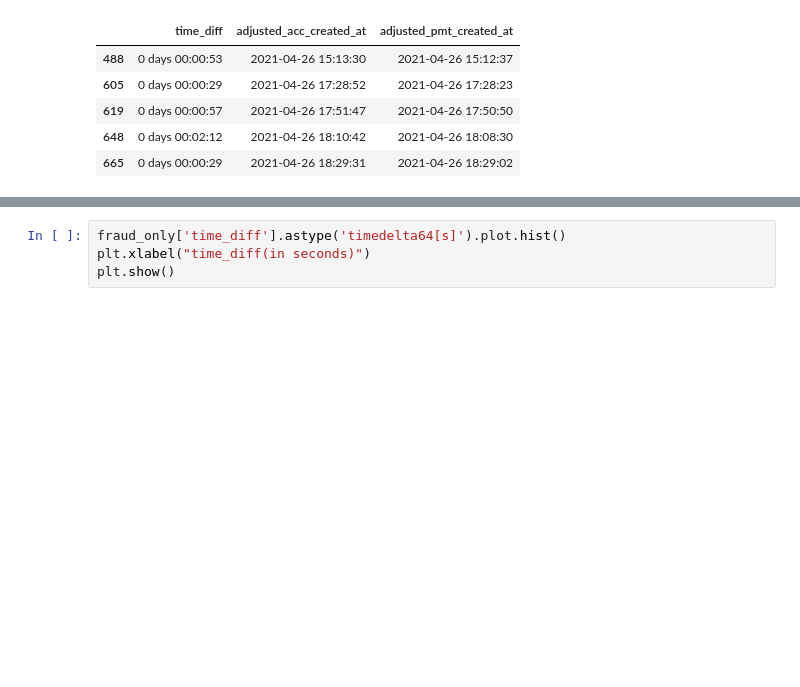
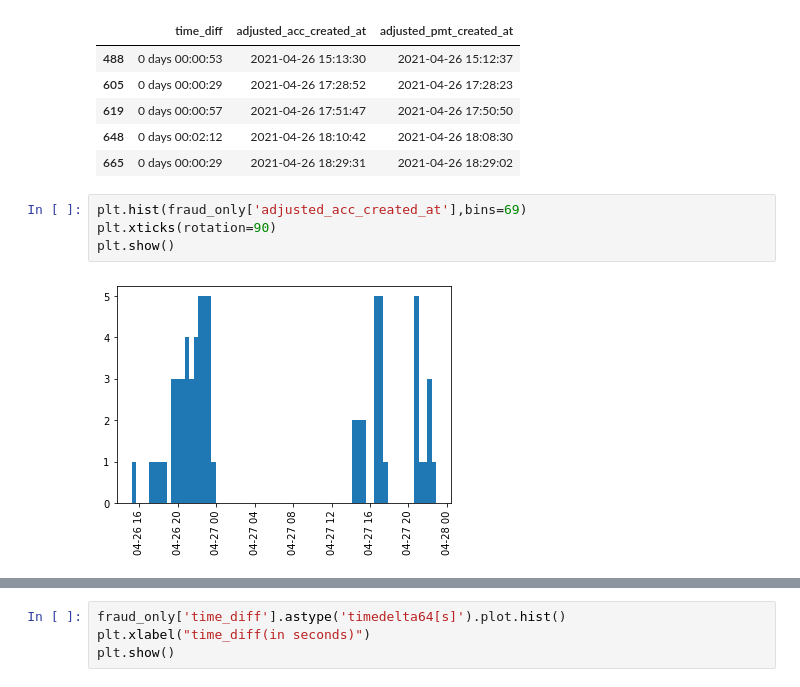
Before and after one commit to erniechen30825/fraud_detection, a Jupyter notebook: EDA.ipynb, the cells around one changed output, grey strips where cells are left out. Drawn from its saved outputs; the diff is of its cells as text; blank space fills up the shorter version.

```diff
--- a/EDA.ipynb
+++ b/EDA.ipynb
@@ -132,3 +133,9 @@ fraud_only[['time_diff', 'adjusted_acc_created_at',
 | 619 | 0 days 00:00:57 | 2021-04-26 17:51:47 | 2021-04-26 17:50:50 |
 | 648 | 0 days 00:02:12 | 2021-04-26 18:10:42 | 2021-04-26 18:08:30 |
 | 665 | 0 days 00:00:29 | 2021-04-26 18:29:31 | 2021-04-26 18:29:02 |
+# %%
+plt.hist(fraud_only['adjusted_acc_created_at'],bins=69)
+plt.xticks(rotation=90)
+plt.show()
+# %% [output]
+[figure, added]
```
Also changed, not shown: parts of 11 cells of this notebook, 1 other file.
